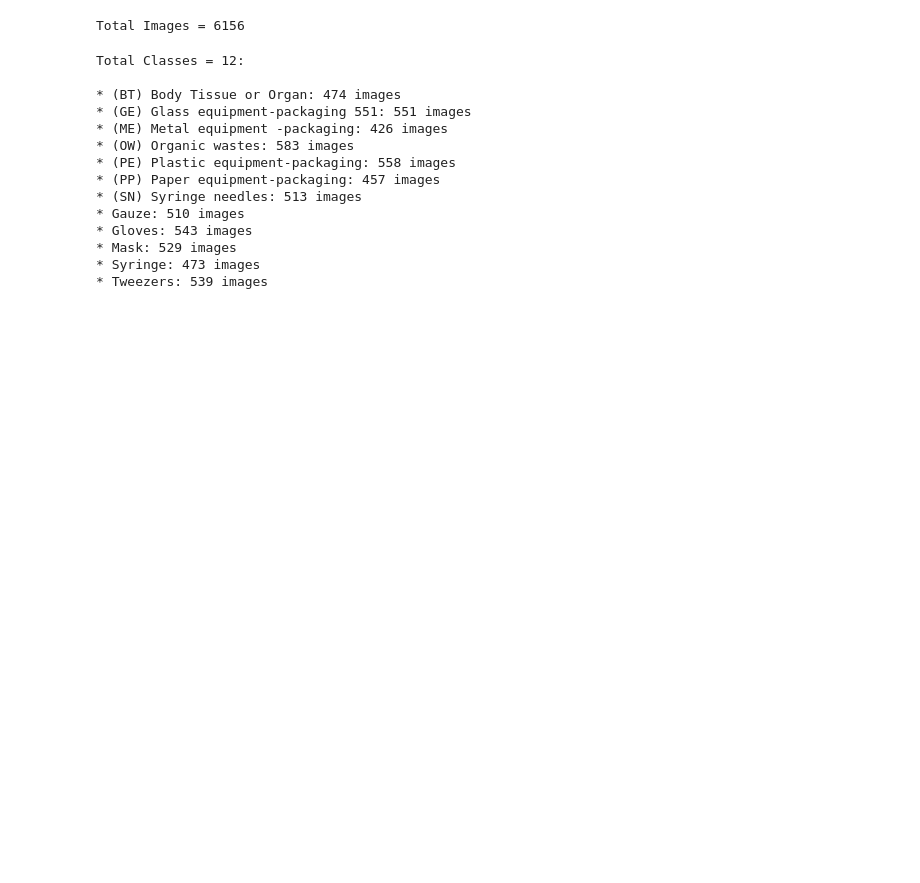
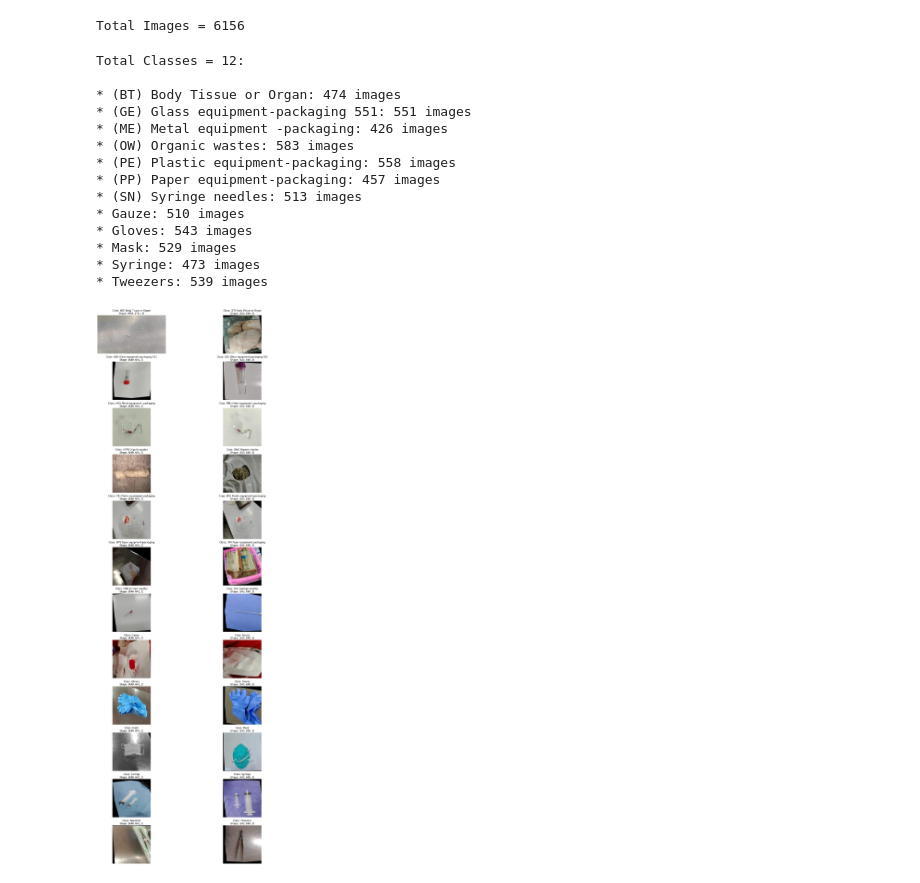
Before and after one commit to ayushcodes13/MedWaste-Guardian, a Jupyter notebook: model.ipynb, the cells around one changed output. Saved outputs shown, nothing was run; the diff lists cells and outputs as text; code cells hidden in the pictures; blank space fills up the shorter version.

```diff
--- a/model.ipynb
+++ b/model.ipynb
@@ -71,3 +71,27 @@ Total Classes = 12:
 * Mask: 529 images
 * Syringe: 473 images
 * Tweezers: 539 images
+# %%
+NUM_IMAGES = 2
+
+fig,ax = plt.subplots(nrows = len(CLASSES), ncols = NUM_IMAGES, figsize = (20,40))
+
+p = 0
+
+for label in CLASSES:
+    total_images_class = list(Path(os.path.join(IMAGE_PATH,label)).glob("*/*.jpg"))
+    total_selected = random.choices(total_images_class, k = NUM_IMAGES)
+
+    for i,img_path in enumerate(total_selected):
+        img_bgr = cv2.imread(str(img_path))
+        img_rgb = cv2.cvtColor(img_bgr, cv2.COLOR_BGR2RGB)
+        ax[p,i].imshow(img_rgb)
+        ax[p,i].axis('off')
+        ax[p,i].set_title(f'Class: {label}\nShape: {img_rgb.shape}')
+
+    p += 1
+
+fig.tight_layout()
+fig.show()
+# %% [output]
+[figure, added]
```
